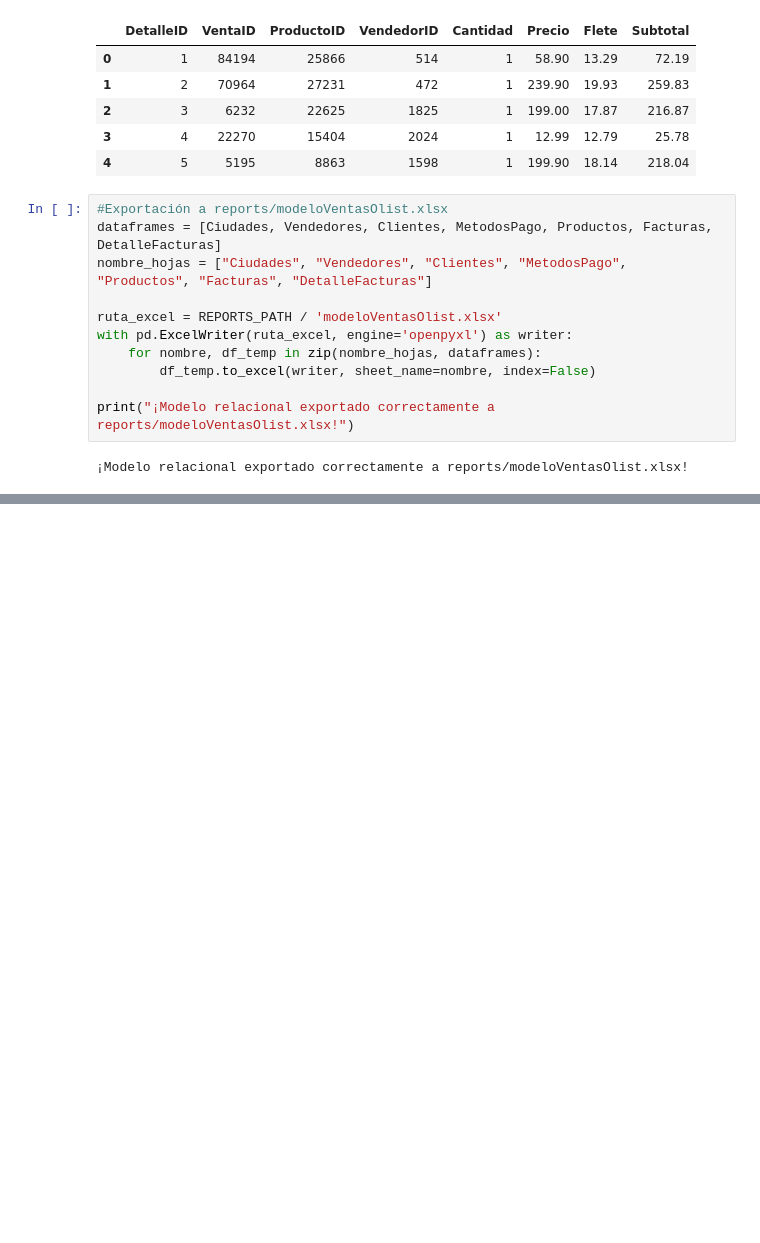
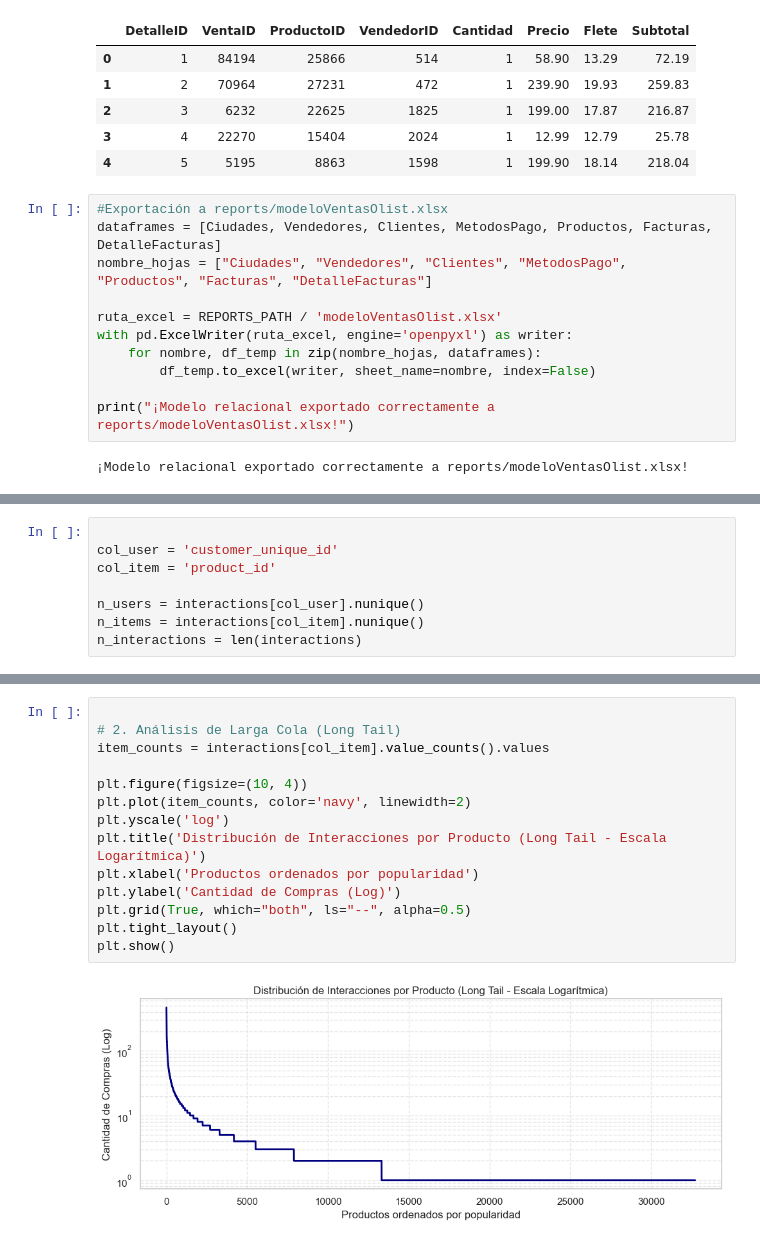
Before and after one commit to DynamoConsultoriaDataSolutions/dynamo-recsys-olist, a Jupyter notebook: notebooks/EDA.ipynb, the cells around one changed output, grey strips where cells are left out. Drawn from its saved outputs; the diff is of its cells as text; blank space fills up the shorter version.

```diff
--- a/notebooks/EDA.ipynb
+++ b/notebooks/EDA.ipynb
@@ -202,0 +231,8 @@ print("¡Modelo relacional exportado correctamente a reports/modeloVentasOlist.x
+# %%
+
+col_user = 'customer_unique_id'
+col_item = 'product_id'
+
+n_users = interactions[col_user].nunique()
+n_items = interactions[col_item].nunique()
+n_interactions = len(interactions)
@@ -202,0 +254,16 @@ print("¡Modelo relacional exportado correctamente a reports/modeloVentasOlist.x
+# %%
+
+# 2. Análisis de Larga Cola (Long Tail)
+item_counts = interactions[col_item].value_counts().values
+
+plt.figure(figsize=(10, 4))
+plt.plot(item_counts, color='navy', linewidth=2)
+plt.yscale('log')
+plt.title('Distribución de Interacciones por Producto (Long Tail - Escala Logarítmica)')
+plt.xlabel('Productos ordenados por popularidad')
+plt.ylabel('Cantidad de Compras (Log)')
+plt.grid(True, which="both", ls="--", alpha=0.5)
+plt.tight_layout()
+plt.show()
+# %% [output]
+[figure, added]
```
Also changed, not shown: parts of 7 cells of this notebook.
